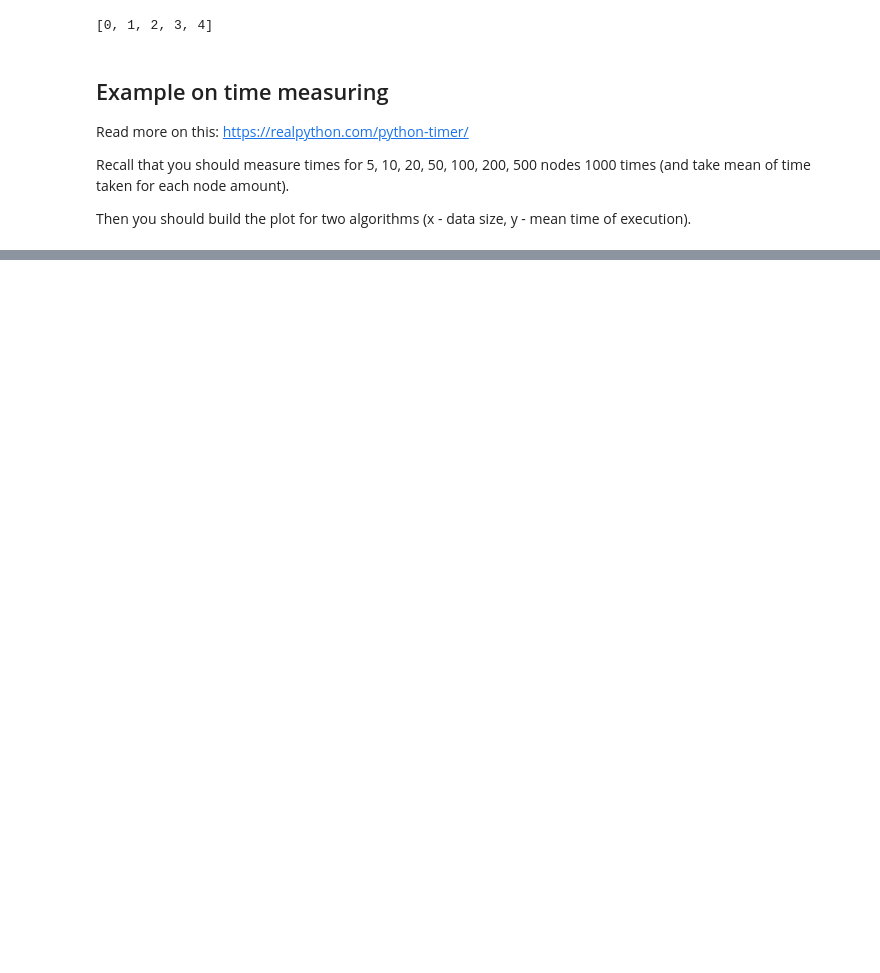
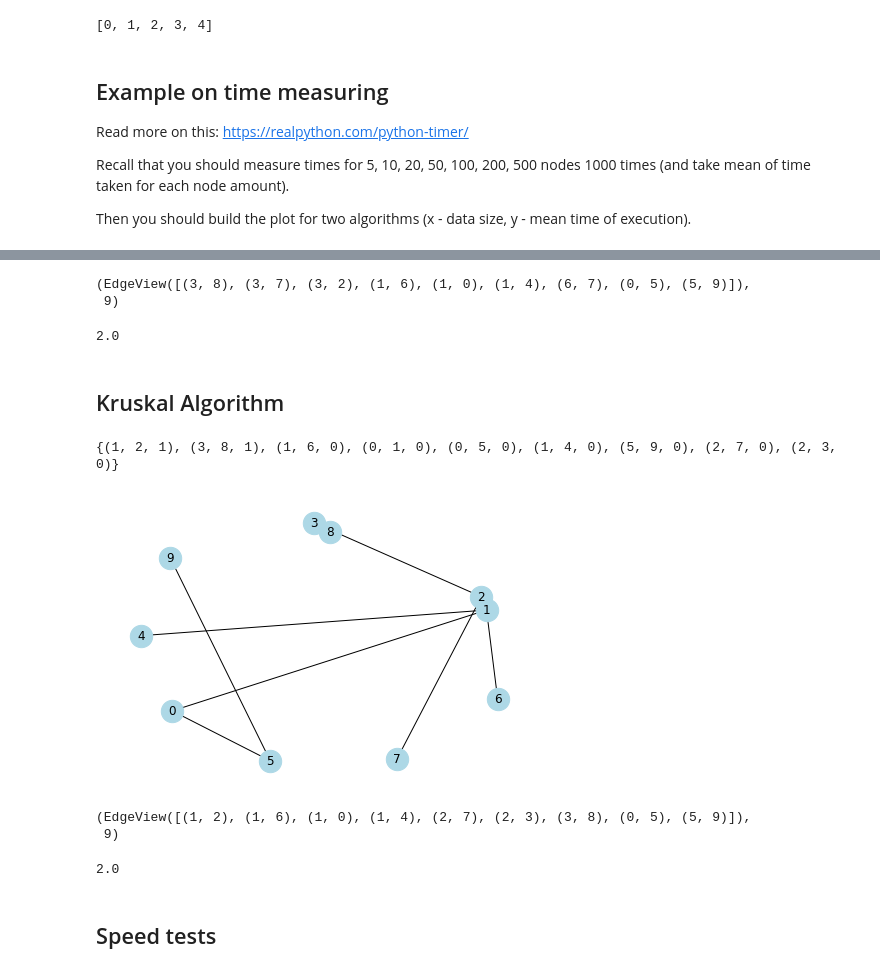
Before and after one commit to serhii-matsyshyn/discrete_math_2022_lab_1, a Jupyter notebook: GraphGeneration.ipynb, the cells around one changed output, grey strips where cells are left out. Saved outputs shown, nothing was run; the diff lists cells and outputs as text; code cells hidden in the pictures; blank space fills up the shorter version.

```diff
--- a/GraphGeneration.ipynb
+++ b/GraphGeneration.ipynb
@@ -112,0 +166,11 @@ time_taken / NUM_OF_ITERATIONS
+# %%
+G_prima_algorithm.edges(), len(G_prima_algorithm.edges())
+# %% [output]
+(EdgeView([(3, 8), (3, 7), (3, 2), (1, 6), (1, 0), (1, 4), (6, 7), (0, 5), (5, 9)]),
+ 9)
+# %%
+G_prima_algorithm.size(weight='weight')
+# %% [output]
+2.0
+# %% [markdown]
+## Kruskal Algorithm
@@ -112,0 +237,31 @@ time_taken / NUM_OF_ITERATIONS
+# %%
+# get values from G graph
+nodes = list(G.nodes)
+graph_edges = list(map(lambda x: (x[0], x[1], x[2]['weight']), G.edges().data()))
+
+carcas = kruskal_algorithm(nodes, graph_edges)
+
+print(carcas)
+
+# convert to G graph
+G_kruskal_algorithm = nx.Graph()
+G_kruskal_algorithm.add_weighted_edges_from(carcas)
+# %% [output]
+{(1, 2, 1), (3, 8, 1), (1, 6, 0), (0, 1, 0), (0, 5, 0), (1, 4, 0), (5, 9, 0), (2, 7, 0), (2, 3, 0)}
+# %%
+nx.draw(G_kruskal_algorithm, node_color='lightblue',
+        with_labels=True,
+        node_size=500)
+# %% [output]
+[figure, added]
+# %%
+G_kruskal_algorithm.edges(), len(G_kruskal_algorithm.edges())
+# %% [output]
+(EdgeView([(1, 2), (1, 6), (1, 0), (1, 4), (2, 7), (2, 3), (3, 8), (0, 5), (5, 9)]),
+ 9)
+# %%
+G_kruskal_algorithm.size(weight='weight')
+# %% [output]
+2.0
+# %% [markdown]
+## Speed tests
```
Also changed, not shown: parts of 22 cells of this notebook.
